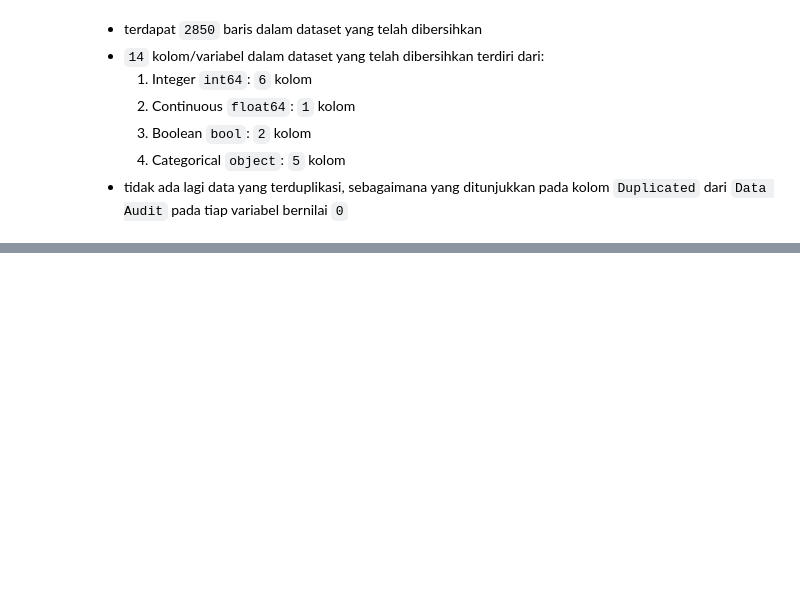
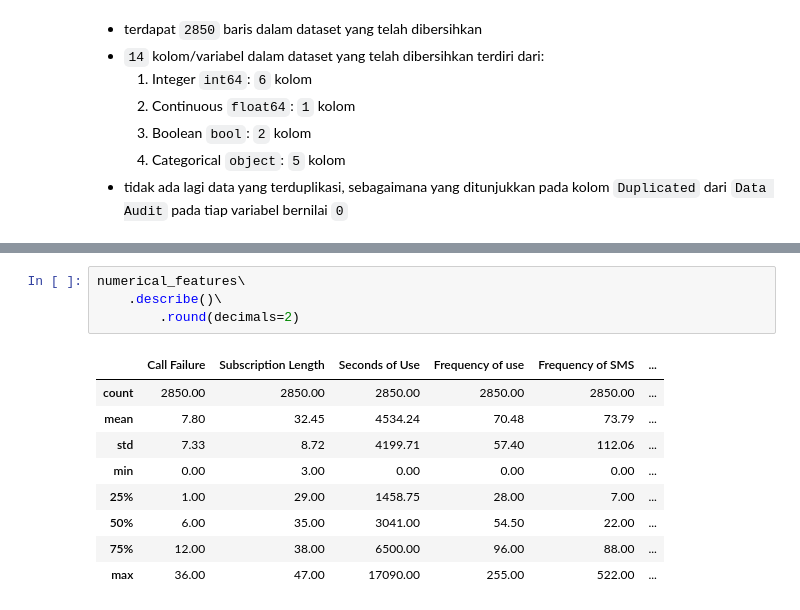
Before and after one commit to garudapaksi-yusuf/Iranian_Telecom_Churn, a Jupyter notebook: notebook/notebook.ipynb, the cells around one changed output, grey strips where cells are left out. Drawn from its saved outputs; the diff is of its cells as text; blank space fills up the shorter version.

```diff
--- a/notebook/notebook.ipynb
+++ b/notebook/notebook.ipynb
@@ -354,0 +531,14 @@ Data Audit:
+# %%
+numerical_features\
+    .describe()\
+        .round(decimals=2)
+# %% [output]
+|  | Call Failure | Subscription Length | Seconds of Use | Frequency of use | Frequency of SMS | ... |
+| count | 2850.00 | 2850.00 | 2850.00 | 2850.00 | 2850.00 | ... |
+| mean | 7.80 | 32.45 | 4534.24 | 70.48 | 73.79 | ... |
+| std | 7.33 | 8.72 | 4199.71 | 57.40 | 112.06 | ... |
+| min | 0.00 | 3.00 | 0.00 | 0.00 | 0.00 | ... |
+| 25% | 1.00 | 29.00 | 1458.75 | 28.00 | 7.00 | ... |
+| 50% | 6.00 | 35.00 | 3041.00 | 54.50 | 22.00 | ... |
+| 75% | 12.00 | 38.00 | 6500.00 | 96.00 | 88.00 | ... |
+| max | 36.00 | 47.00 | 17090.00 | 255.00 | 522.00 | ... |
```
Also changed, not shown: parts of 14 cells of this notebook.
